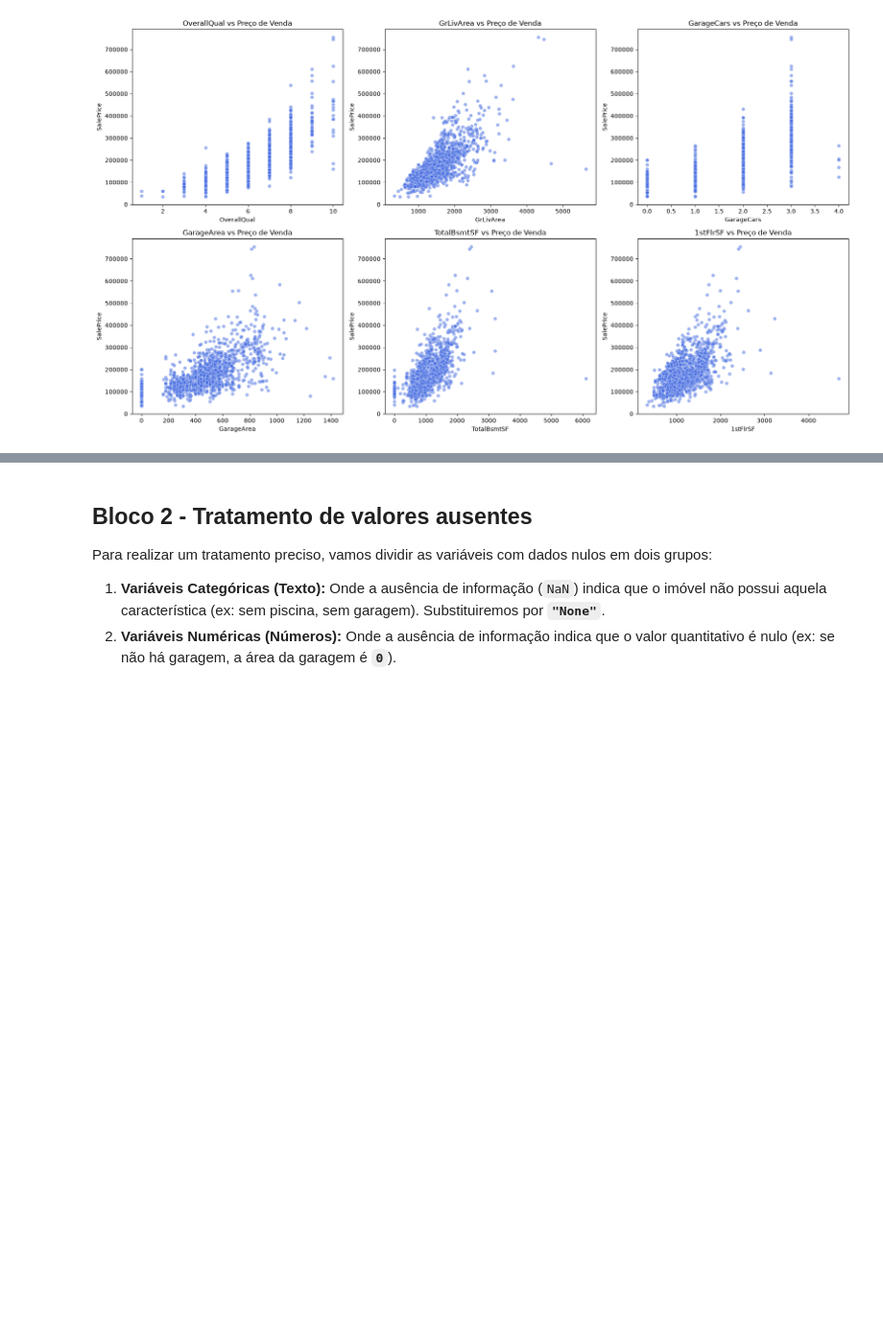
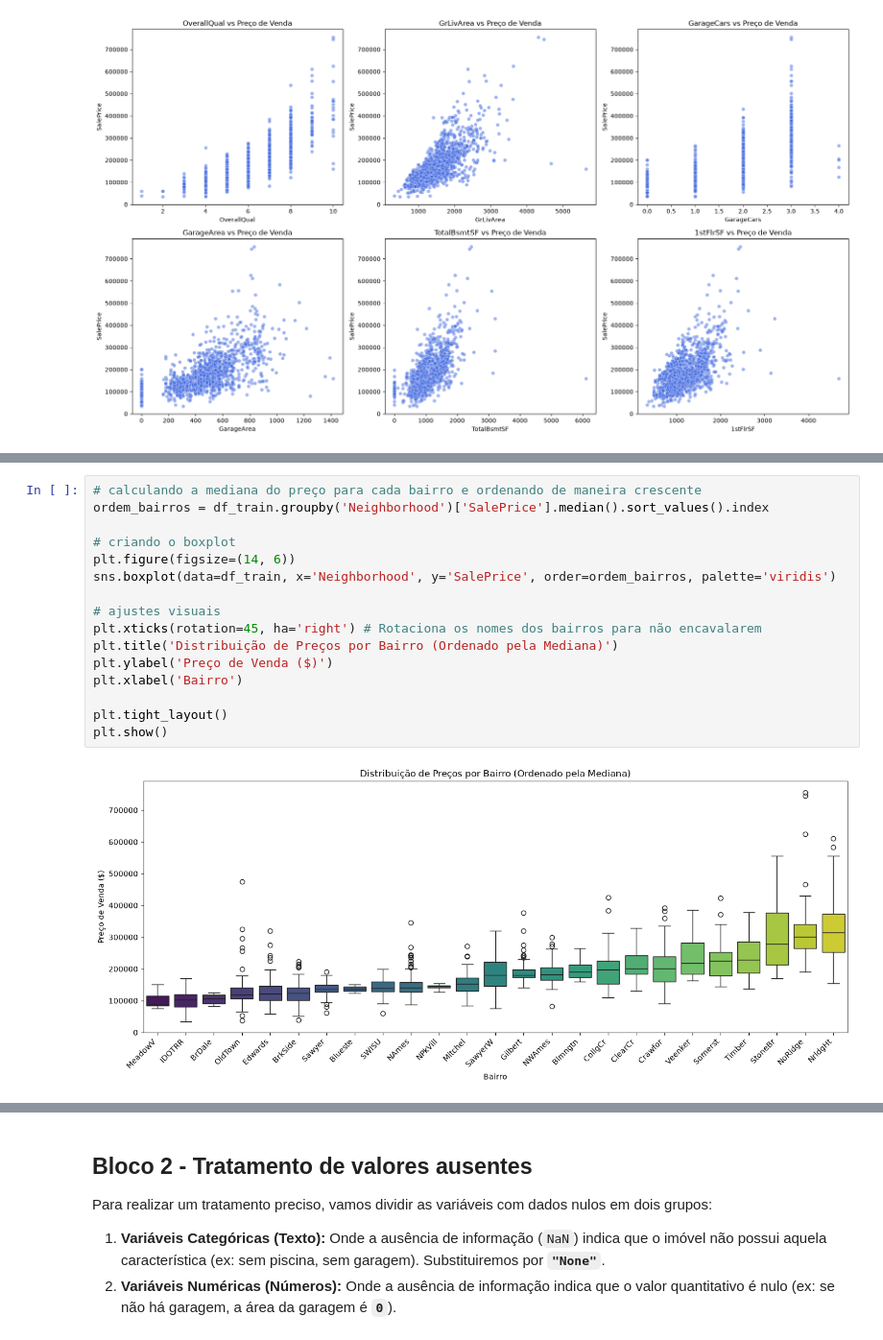
Before and after one commit to JoaoAntoni07/projeto-trainee-2026, a Jupyter notebook: projeto_trainee.ipynb, the cells around one changed output, grey strips where cells are left out. Shown at 96% size. Drawn from its saved outputs; the diff is of its cells as text; blank space fills up the shorter version.

```diff
--- a/projeto_trainee.ipynb
+++ b/projeto_trainee.ipynb
@@ -166,0 +171,18 @@ plt.show()
+# %%
+# calculando a mediana do preço para cada bairro e ordenando de maneira crescente
+ordem_bairros = df_train.groupby('Neighborhood')['SalePrice'].median().sort_values().index
+
+# criando o boxplot
+plt.figure(figsize=(14, 6))
+sns.boxplot(data=df_train, x='Neighborhood', y='SalePrice', order=ordem_bairros, palette='viridis')
+
+# ajustes visuais
+plt.xticks(rotation=45, ha='right') # Rotaciona os nomes dos bairros para não encavalarem
+plt.title('Distribuição de Preços por Bairro (Ordenado pela Mediana)')
+plt.ylabel('Preço de Venda ($)')
+plt.xlabel('Bairro')
+
+plt.tight_layout()
+plt.show()
+# %% [output]
+[figure, added]
```
Also changed, not shown: parts of 5 cells of this notebook.
